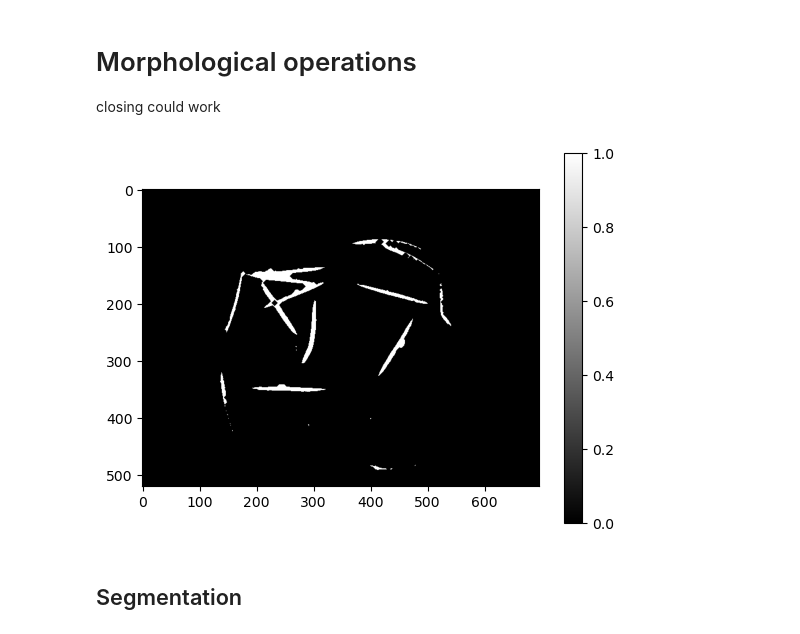
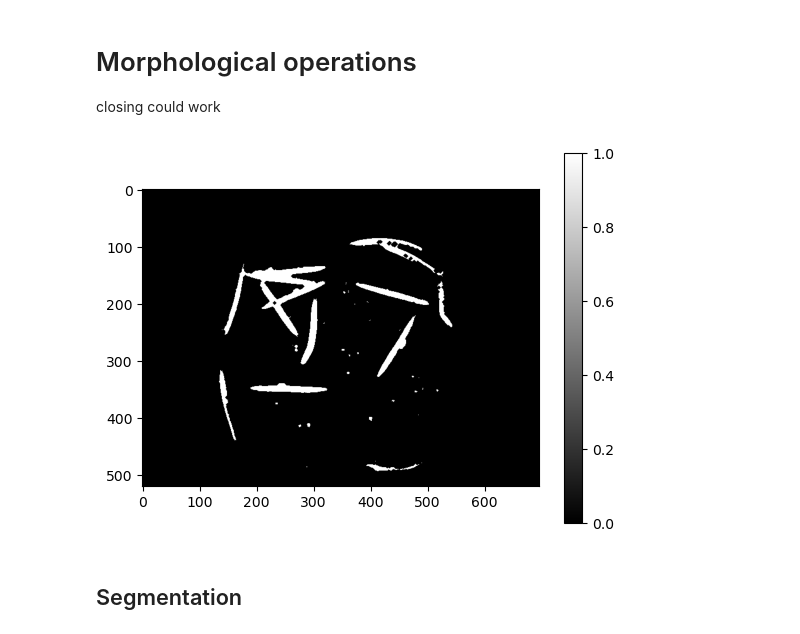
Before and after one commit to Lilian-GA/Nematode_status_assay, a Jupyter notebook: one_image_test.ipynb, the cells around one changed output. Saved outputs shown, nothing was run; the diff lists cells and outputs as text; code cells hidden in the pictures.

```diff
--- a/one_image_test.ipynb
+++ b/one_image_test.ipynb
@@ -246,12 +246,12 @@ def multiple_erosions_and_dilataions(bin_img,l):
             bin_img = dilatation(bin_img).copy()
     return bin_img
 # %%
-close_nematods = multiple_erosions_and_dilataions(inside_contours>15,3*['d']+5*['e'])
+close_nematods = multiple_erosions_and_dilataions(inside_contours>15,3*['d']+3*['e'])
 plt.imshow(close_nematods, cmap="gray")
 plt.colorbar()
 plt.show()
 # %% [output]
-[figure, old version]
+[figure, new version]
 # %% [markdown]
 ## Segmentation
 # %% [markdown]
```
Also changed, not shown: parts of 2 cells of this notebook.
